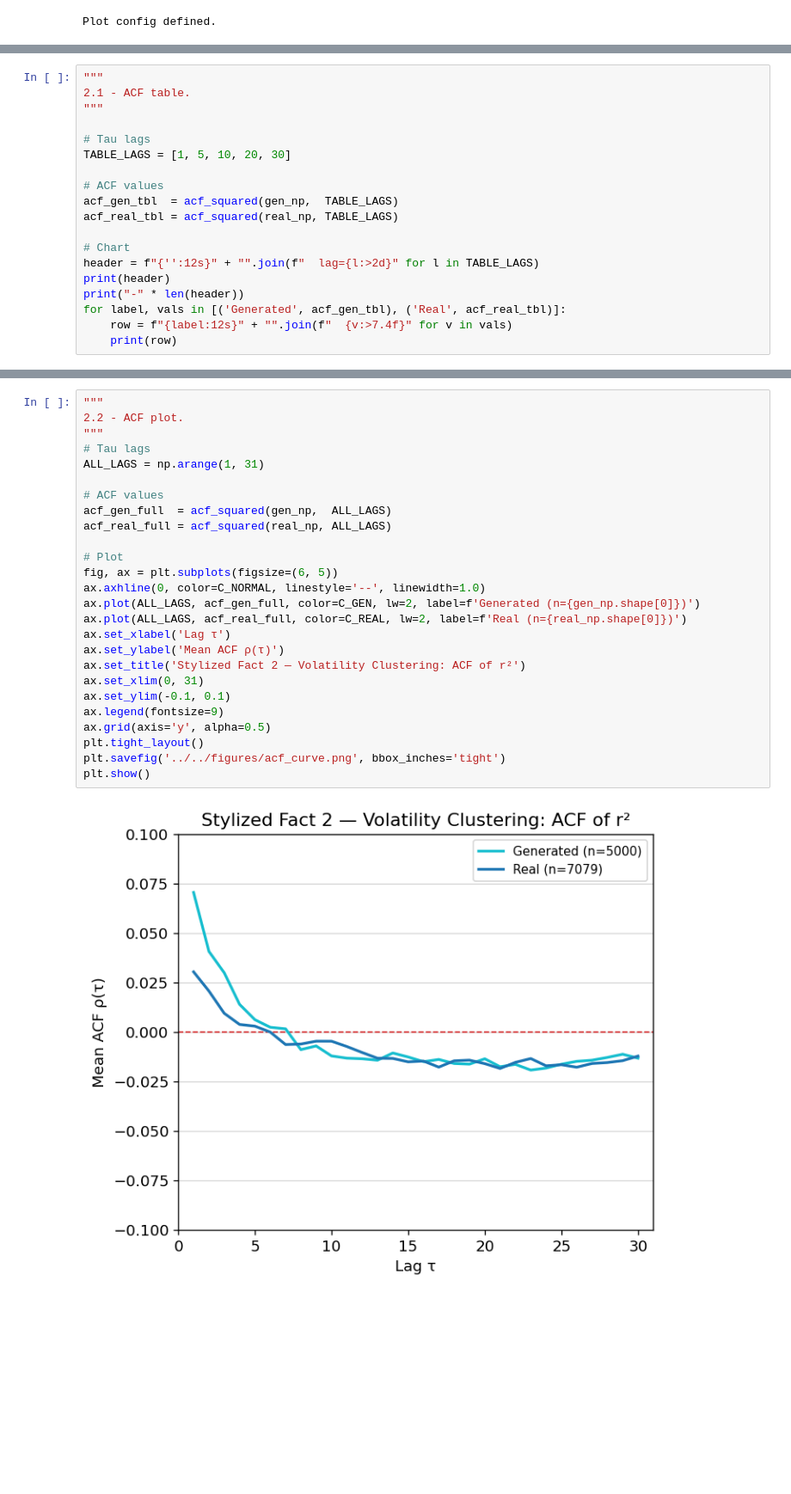
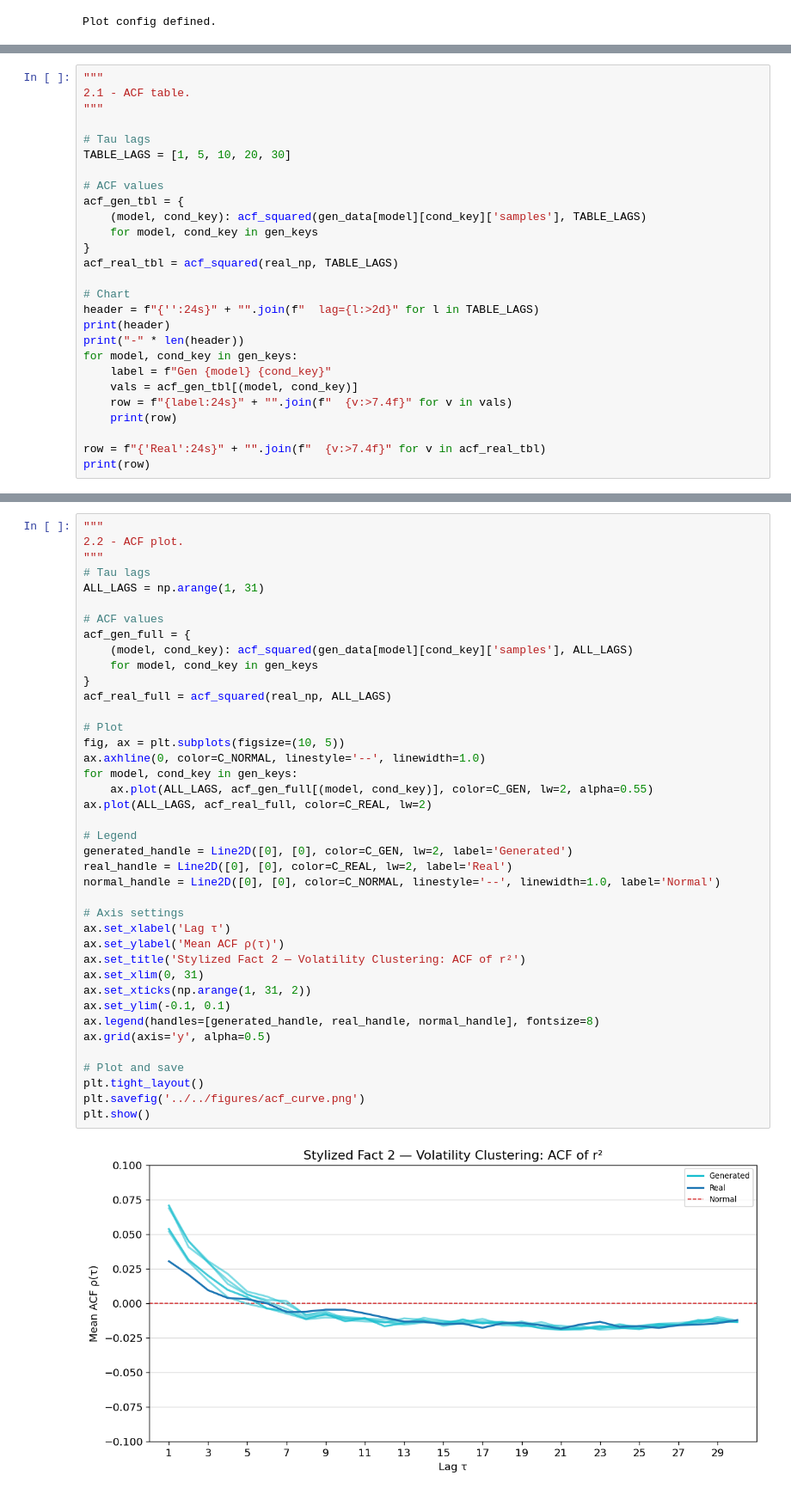
Before and after one commit to AHHHHHH0-0/Extending-CoFinDiff, a Jupyter notebook: notebooks/eval/stylized_facts.ipynb, the cells around one changed output, grey strips where cells are left out. Shown at 86% size. Cells and saved outputs as stored; diff of their text form; blank space fills up the shorter version.

```diff
--- a/notebooks/eval/stylized_facts.ipynb
+++ b/notebooks/eval/stylized_facts.ipynb
@@ -196,14 +252,22 @@ plt.show()
 TABLE_LAGS = [1, 5, 10, 20, 30]
 
 # ACF values
-acf_gen_tbl  = acf_squared(gen_np,  TABLE_LAGS)
+acf_gen_tbl = {
+    (model, cond_key): acf_squared(gen_data[model][cond_key]['samples'], TABLE_LAGS)
+    for model, cond_key in gen_keys
+}
 acf_real_tbl = acf_squared(real_np, TABLE_LAGS)
 
 # Chart
-header = f"{'':12s}" + "".join(f"  lag={l:>2d}" for l in TABLE_LAGS)
+header = f"{'':24s}" + "".join(f"  lag={l:>2d}" for l in TABLE_LAGS)
 print(header)
 print("-" * len(header))
-for label, vals in [('Generated', acf_gen_tbl), ('Real', acf_real_tbl)]:
-    row = f"{label:12s}" + "".join(f"  {v:>7.4f}" for v in vals)
+for model, cond_key in gen_keys:
+    label = f"Gen {model} {cond_key}"
+    vals = acf_gen_tbl[(model, cond_key)]
+    row = f"{label:24s}" + "".join(f"  {v:>7.4f}" for v in vals)
     print(row)
+
+row = f"{'Real':24s}" + "".join(f"  {v:>7.4f}" for v in acf_real_tbl)
+print(row)
 # %% [output]
@@ -214,28 +283,42 @@ Real           0.0303   0.0028  -0.0048  -0.0161  -0.0123
 # %%
 """
 2.2 - ACF plot.
 """
 # Tau lags
 ALL_LAGS = np.arange(1, 31)
 
 # ACF values
-acf_gen_full  = acf_squared(gen_np,  ALL_LAGS)
+acf_gen_full = {
+    (model, cond_key): acf_squared(gen_data[model][cond_key]['samples'], ALL_LAGS)
+    for model, cond_key in gen_keys
+}
 acf_real_full = acf_squared(real_np, ALL_LAGS)
 
 # Plot
-fig, ax = plt.subplots(figsize=(6, 5))
+fig, ax = plt.subplots(figsize=(10, 5))
 ax.axhline(0, color=C_NORMAL, linestyle='--', linewidth=1.0)
-ax.plot(ALL_LAGS, acf_gen_full, color=C_GEN, lw=2, label=f'Generated (n={gen_np.shape[0]})')
-ax.plot(ALL_LAGS, acf_real_full, color=C_REAL, lw=2, label=f'Real (n={real_np.shape[0]})')
+for model, cond_key in gen_keys:
+    ax.plot(ALL_LAGS, acf_gen_full[(model, cond_key)], color=C_GEN, lw=2, alpha=0.55)
+ax.plot(ALL_LAGS, acf_real_full, color=C_REAL, lw=2)
+
+# Legend
+generated_handle = Line2D([0], [0], color=C_GEN, lw=2, label='Generated')
+real_handle = Line2D([0], [0], color=C_REAL, lw=2, label='Real')
+normal_handle = Line2D([0], [0], color=C_NORMAL, linestyle='--', linewidth=1.0, label='Normal')
+
+# Axis settings
 ax.set_xlabel('Lag τ')
 ax.set_ylabel('Mean ACF ρ(τ)')
 ax.set_title('Stylized Fact 2 — Volatility Clustering: ACF of r²')
 ax.set_xlim(0, 31)
+ax.set_xticks(np.arange(1, 31, 2))
 ax.set_ylim(-0.1, 0.1)
-ax.legend(fontsize=9)
+ax.legend(handles=[generated_handle, real_handle, normal_handle], fontsize=8)
 ax.grid(axis='y', alpha=0.5)
+
+# Plot and save
 plt.tight_layout()
-plt.savefig('../../figures/acf_curve.png', bbox_inches='tight')
+plt.savefig('../../figures/acf_curve.png')
 plt.show()
 # %% [output]
-[figure, old version]
+[figure, new version]
```
Also changed, not shown: parts of 7 cells of this notebook, 3 other files.
